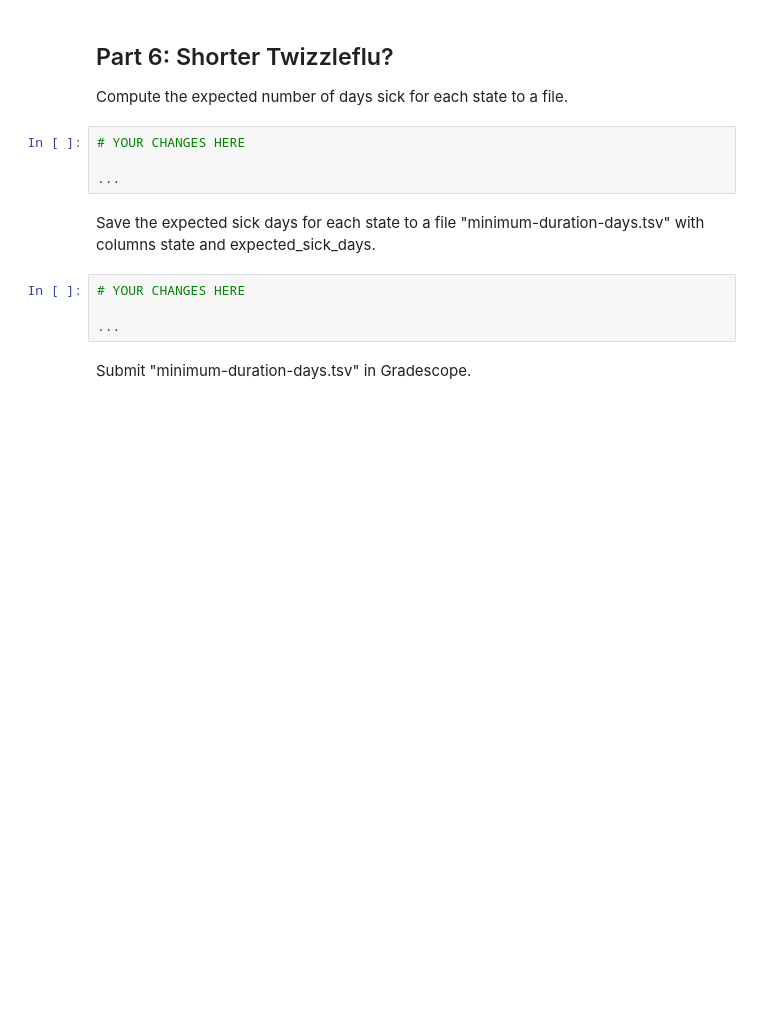
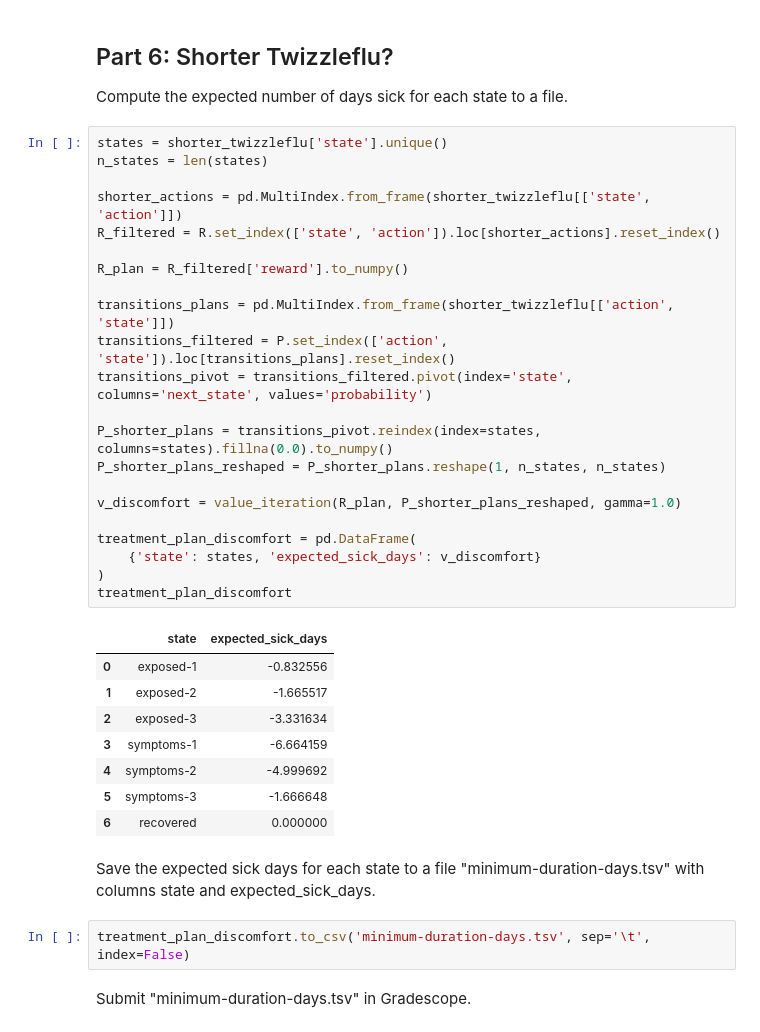
Before and after one commit to aidandig/dx704-project-06, a Jupyter notebook: dx704-project-06.ipynb, the cells around one changed output. Drawn from its saved outputs; the diff is of its cells as text; blank space fills up the shorter version.

Commit message:
minimum duration treatment plans

```diff
--- a/dx704-project-06.ipynb
+++ b/dx704-project-06.ipynb
@@ -355,16 +355,41 @@ Submit "minimum-duration-actions.tsv" in Gradescope.
 ## Part 6: Shorter Twizzleflu?
 
 Compute the expected number of days sick for each state to a file.
-# %%
-# YOUR CHANGES HERE
-
-...
+# %%
+states = shorter_twizzleflu['state'].unique()
+n_states = len(states)
+
+shorter_actions = pd.MultiIndex.from_frame(shorter_twizzleflu[['state', 'action']])
+R_filtered = R.set_index(['state', 'action']).loc[shorter_actions].reset_index()
+
+R_plan = R_filtered['reward'].to_numpy()
+
+transitions_plans = pd.MultiIndex.from_frame(shorter_twizzleflu[['action', 'state']])
+transitions_filtered = P.set_index(['action', 'state']).loc[transitions_plans].reset_index()
+transitions_pivot = transitions_filtered.pivot(index='state', columns='next_state', values='probability')
+
+P_shorter_plans = transitions_pivot.reindex(index=states, columns=states).fillna(0.0).to_numpy()
+P_shorter_plans_reshaped = P_shorter_plans.reshape(1, n_states, n_states)
+
+v_discomfort = value_iteration(R_plan, P_shorter_plans_reshaped, gamma=1.0)
+
+treatment_plan_discomfort = pd.DataFrame(
+    {'state': states, 'expected_sick_days': v_discomfort}
+)
+treatment_plan_discomfort
+# %% [output]
+|  | state | expected_sick_days |
+| 0 | exposed-1 | -0.832556 |
+| 1 | exposed-2 | -1.665517 |
+| 2 | exposed-3 | -3.331634 |
+| 3 | symptoms-1 | -6.664159 |
+| 4 | symptoms-2 | -4.999692 |
+| 5 | symptoms-3 | -1.666648 |
+| 6 | recovered | 0.000000 |
 # %% [markdown]
 Save the expected sick days for each state to a file "minimum-duration-days.tsv" with columns state and expected_sick_days.
-# %%
-# YOUR CHANGES HERE
-
-...
+# %%
+treatment_plan_discomfort.to_csv('minimum-duration-days.tsv', sep='\t', index=False)
 # %% [markdown]
 Submit "minimum-duration-days.tsv" in Gradescope.
 # %% [markdown]
```
Also changed, not shown: 1 other file.
